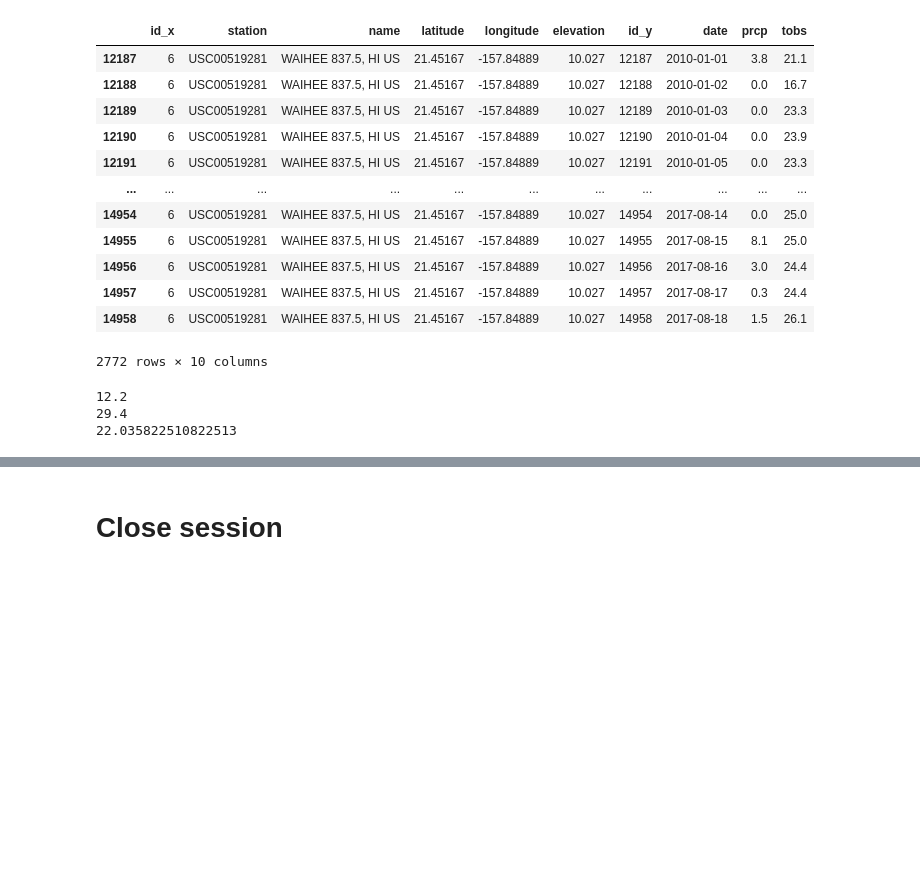
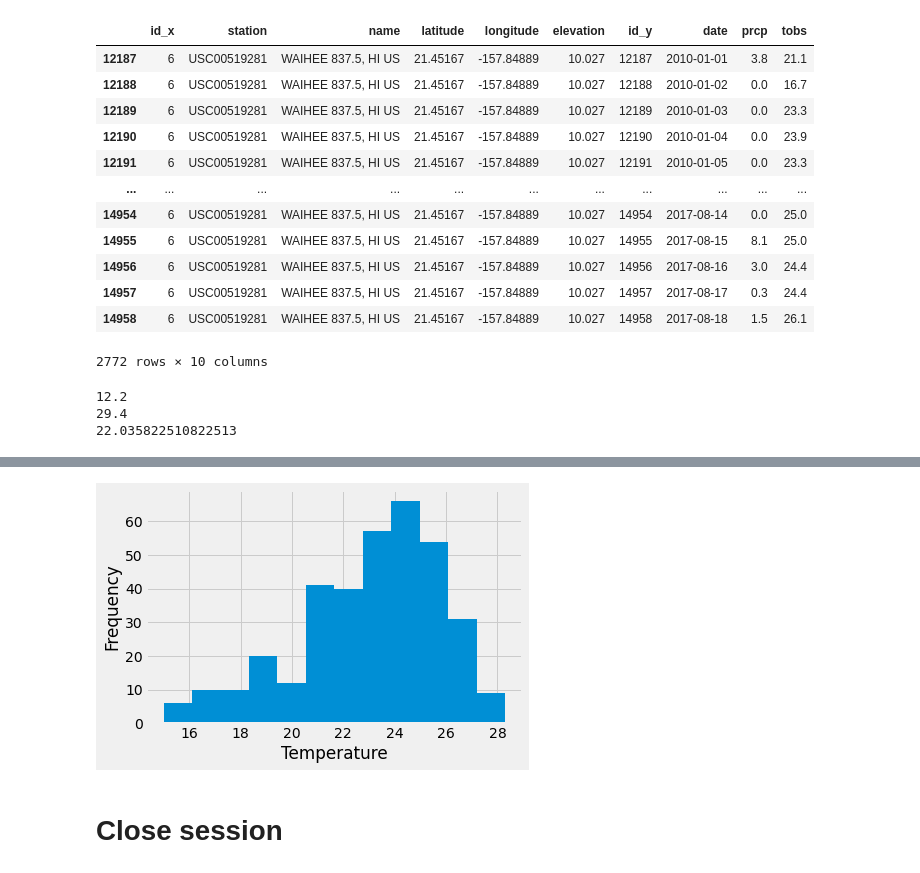
Before and after one commit to Borruu/sqlalchemy-climate-api, a Jupyter notebook: SurfsUp/climate_starter.ipynb, the cells around one changed output, grey strips where cells are left out. Drawn from its saved outputs; the diff is of its cells as text; code cells hidden in the pictures; blank space fills up the shorter version.

```diff
--- a/SurfsUp/climate_starter.ipynb
+++ b/SurfsUp/climate_starter.ipynb
@@ -298,3 +367,11 @@ print(average_temp)
+# %%
+h = plt.hist(plot_df['Temperature Observation'], bins=12)
+plt.xlabel('Temperature')
+plt.ylabel('Frequency')
+plt.grid(True)
+plt.show()
+# %% [output]
+[figure, added]
 # %% [markdown]
 # Close session
 # %%
```
Also changed, not shown: parts of 14 cells of this notebook.
